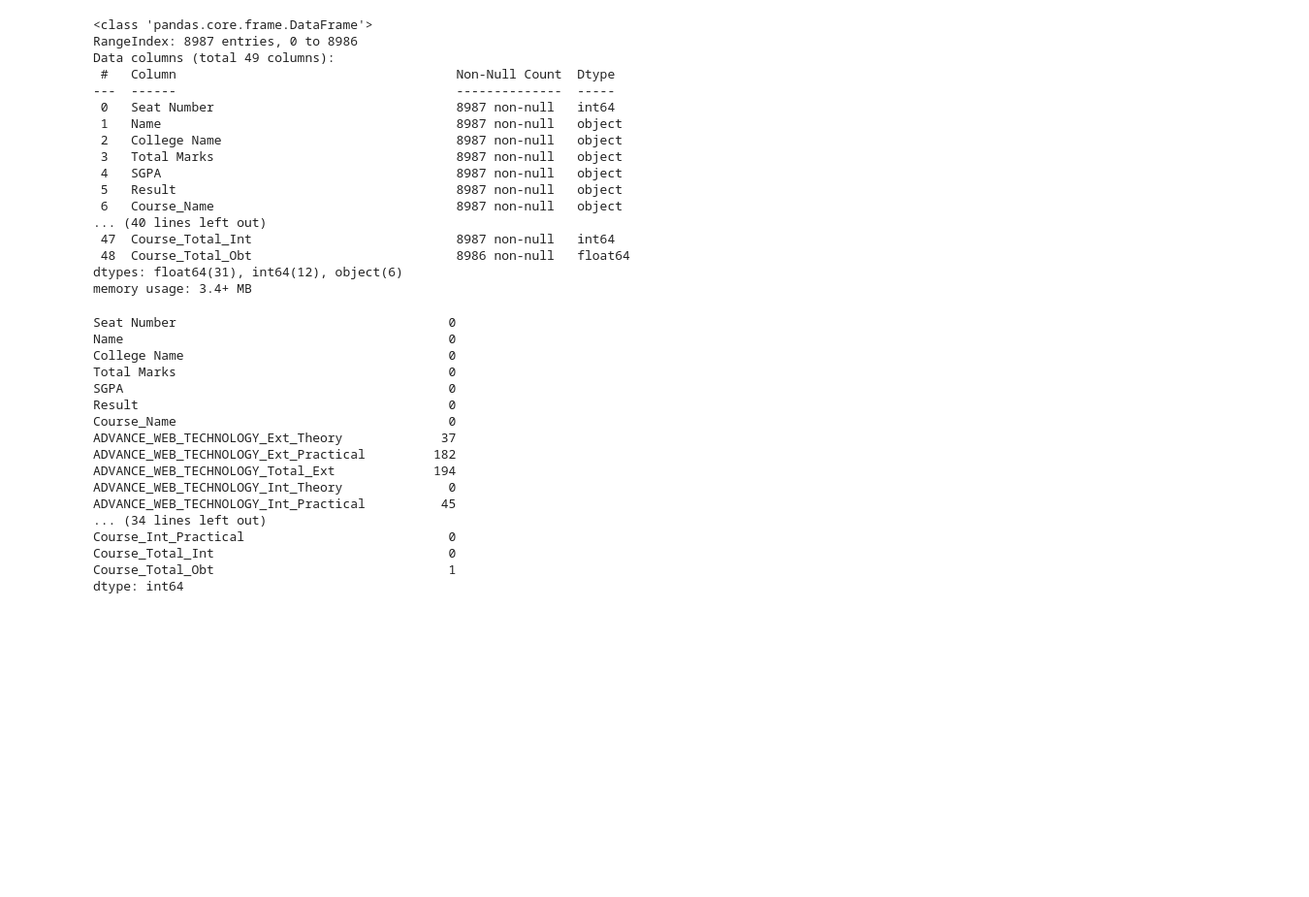
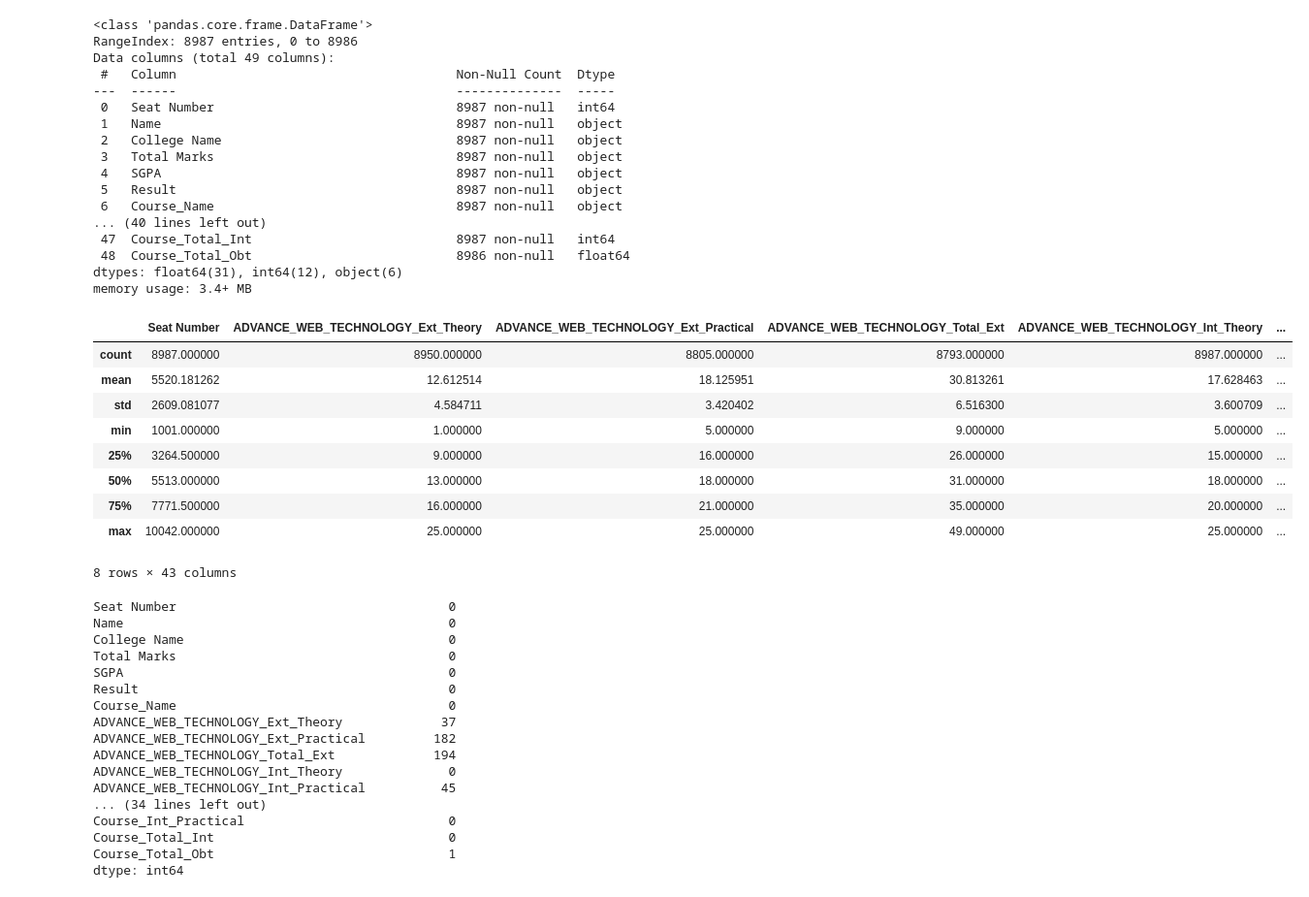
Before and after one commit to yugp5507/Data-Analytics-using-Python-Minor-Project, a Jupyter notebook: Notebooks/01_data_loading.ipynb, the cells around one changed output. Shown at 97% size. Saved outputs shown, nothing was run; the diff lists cells and outputs as text; code cells hidden in the pictures; blank space fills up the shorter version.

```diff
--- a/Notebooks/01_data_loading.ipynb
+++ b/Notebooks/01_data_loading.ipynb
@@ -62,6 +58,19 @@ Data columns (total 49 columns):
  48  Course_Total_Obt                           8986 non-null   float64
 dtypes: float64(31), int64(12), object(6)
 memory usage: 3.4+ MB
+# %%
+df.describe()
+# %% [output]
+|  | Seat Number | ADVANCE_WEB_TECHNOLOGY_Ext_Theory | ADVANCE_WEB_TECHNOLOGY_Ext_Practical | ADVANCE_WEB_TECHNOLOGY_Total_Ext | ADVANCE_WEB_TECHNOLOGY_Int_Theory | ... |
+| count | 8987.000000 | 8950.000000 | 8805.000000 | 8793.000000 | 8987.000000 | ... |
+| mean | 5520.181262 | 12.612514 | 18.125951 | 30.813261 | 17.628463 | ... |
+| std | 2609.081077 | 4.584711 | 3.420402 | 6.516300 | 3.600709 | ... |
+| min | 1001.000000 | 1.000000 | 5.000000 | 9.000000 | 5.000000 | ... |
+| 25% | 3264.500000 | 9.000000 | 16.000000 | 26.000000 | 15.000000 | ... |
+| 50% | 5513.000000 | 13.000000 | 18.000000 | 31.000000 | 18.000000 | ... |
+| 75% | 7771.500000 | 16.000000 | 21.000000 | 35.000000 | 20.000000 | ... |
+| max | 10042.000000 | 25.000000 | 25.000000 | 49.000000 | 25.000000 | ... |
+8 rows × 43 columns
 # %%
 df.isnull().sum()
 # %% [output]
```
Also changed, not shown: parts of 1 cell of this notebook, 4 other files.
